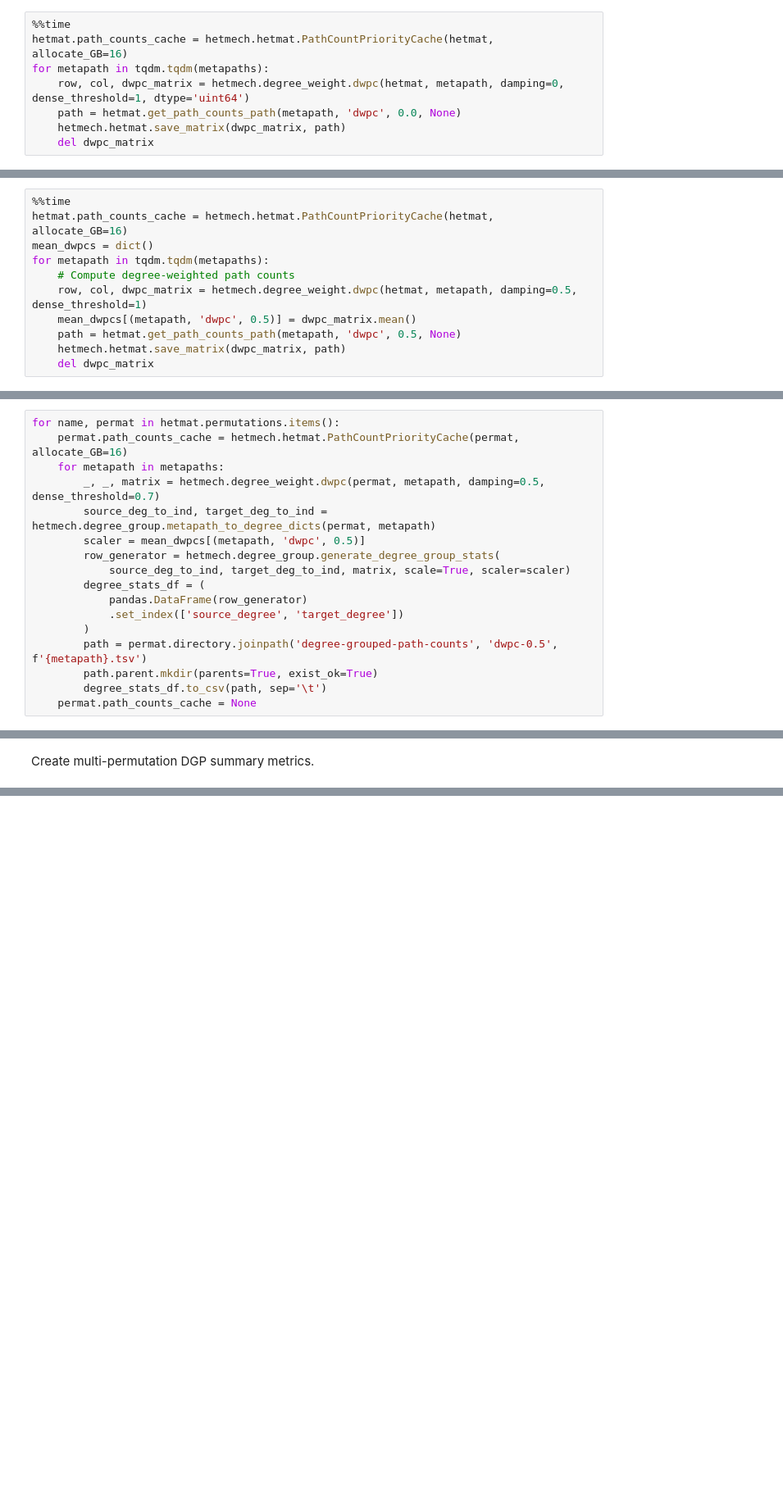
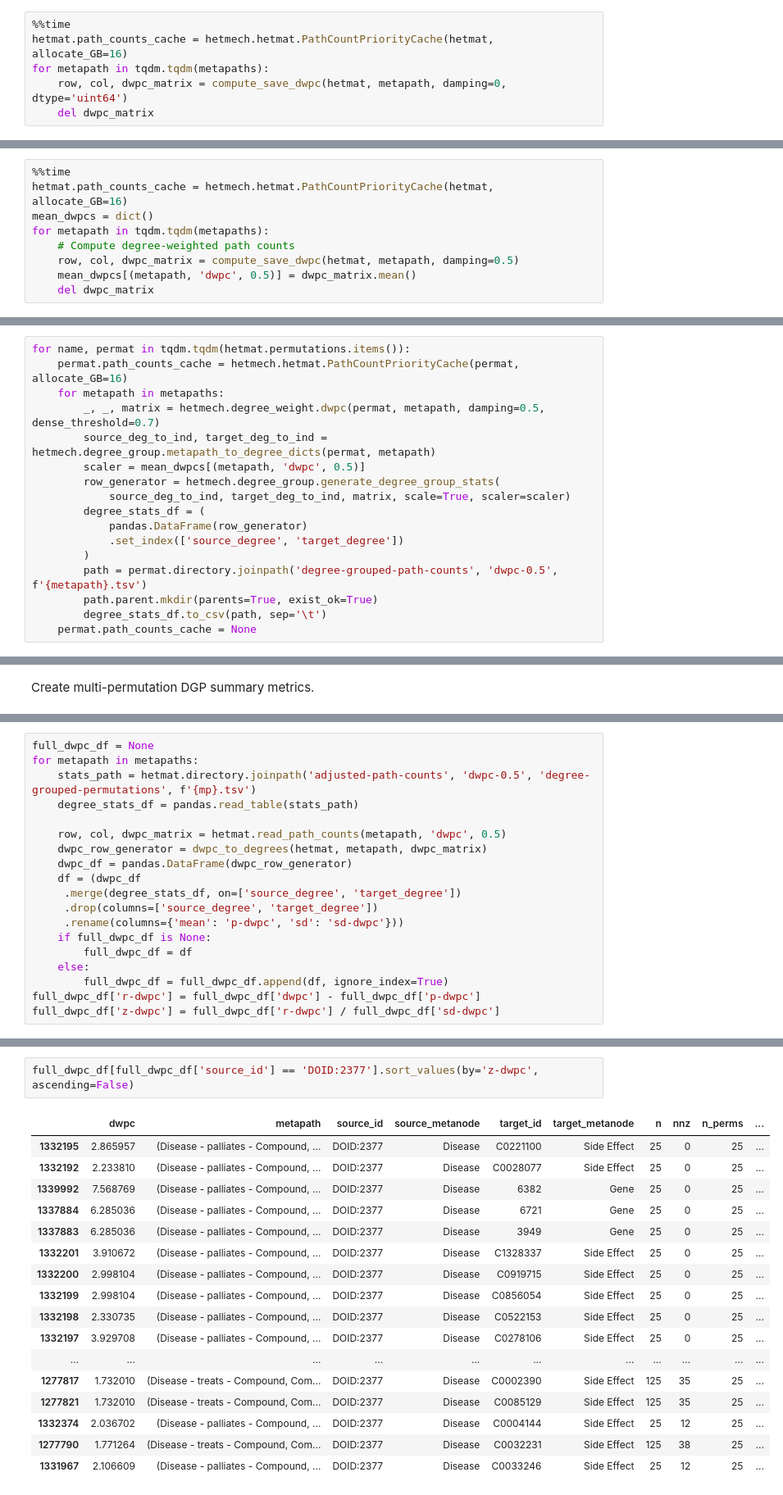
Before and after one commit to greenelab/connectivity-search-analyses, a Jupyter notebook: explore/bulk.ipynb, the cells around one changed output, grey strips where cells are left out. Shown at 82% size. Saved outputs shown, nothing was run; the diff lists cells and outputs as text; blank space fills up the shorter version.

```diff
--- a/explore/bulk.ipynb
+++ b/explore/bulk.ipynb
@@ -26,8 +51,6 @@ len(metapaths)
 %%time
 hetmat.path_counts_cache = hetmech.hetmat.PathCountPriorityCache(hetmat, allocate_GB=16)
 for metapath in tqdm.tqdm(metapaths):
-    row, col, dwpc_matrix = hetmech.degree_weight.dwpc(hetmat, metapath, damping=0, dense_threshold=1, dtype='uint64')
-    path = hetmat.get_path_counts_path(metapath, 'dwpc', 0.0, None)
-    hetmech.hetmat.save_matrix(dwpc_matrix, path)
+    row, col, dwpc_matrix = compute_save_dwpc(hetmat, metapath, damping=0, dtype='uint64')
     del dwpc_matrix
 # %% [output]
@@ -40,9 +64,7 @@ hetmat.path_counts_cache = hetmech.hetmat.PathCountPriorityCache(hetmat, allocat
 mean_dwpcs = dict()
 for metapath in tqdm.tqdm(metapaths):
     # Compute degree-weighted path counts
-    row, col, dwpc_matrix = hetmech.degree_weight.dwpc(hetmat, metapath, damping=0.5, dense_threshold=1)
+    row, col, dwpc_matrix = compute_save_dwpc(hetmat, metapath, damping=0.5)
     mean_dwpcs[(metapath, 'dwpc', 0.5)] = dwpc_matrix.mean()
-    path = hetmat.get_path_counts_path(metapath, 'dwpc', 0.5, None)
-    hetmech.hetmat.save_matrix(dwpc_matrix, path)
     del dwpc_matrix
 # %% [output]
@@ -52,7 +75,7 @@ hetmat.path_counts_cache = None
 # %% [markdown]
 Read in matrices to get scaling factor (mean). Then compute all DGP for all permutations.
 # %%
-for name, permat in hetmat.permutations.items():
+for name, permat in tqdm.tqdm(hetmat.permutations.items()):
     permat.path_counts_cache = hetmech.hetmat.PathCountPriorityCache(permat, allocate_GB=16)
     for metapath in metapaths:
         _, _, matrix = hetmech.degree_weight.dwpc(permat, metapath, damping=0.5, dense_threshold=0.7)
@@ -93,0 +148,19 @@ for metapath in metapaths:
+# %%
+full_dwpc_df = None
+for metapath in metapaths:
+    stats_path = hetmat.directory.joinpath('adjusted-path-counts', 'dwpc-0.5', 'degree-grouped-permutations', f'{mp}.tsv')
+    degree_stats_df = pandas.read_table(stats_path)
+
+    row, col, dwpc_matrix = hetmat.read_path_counts(metapath, 'dwpc', 0.5)
+    dwpc_row_generator = dwpc_to_degrees(hetmat, metapath, dwpc_matrix)
+    dwpc_df = pandas.DataFrame(dwpc_row_generator)
+    df = (dwpc_df
+     .merge(degree_stats_df, on=['source_degree', 'target_degree'])
+     .drop(columns=['source_degree', 'target_degree'])
+     .rename(columns={'mean': 'p-dwpc', 'sd': 'sd-dwpc'}))
+    if full_dwpc_df is None:
+        full_dwpc_df = df
+    else:
+        full_dwpc_df = full_dwpc_df.append(df, ignore_index=True)
+full_dwpc_df['r-dwpc'] = full_dwpc_df['dwpc'] - full_dwpc_df['p-dwpc']
+full_dwpc_df['z-dwpc'] = full_dwpc_df['r-dwpc'] / full_dwpc_df['sd-dwpc']
@@ -93,0 +173,20 @@ for metapath in metapaths:
+# %%
+full_dwpc_df[full_dwpc_df['source_id'] == 'DOID:2377'].sort_values(by='z-dwpc', ascending=False)
+# %% [output]
+|  | dwpc | metapath | source_id | source_metanode | target_id | target_metanode | n | nnz | n_perms | ... |
+| 1332195 | 2.865957 | (Disease - palliates - Compound, ... | DOID:2377 | Disease | C0221100 | Side Effect | 25 | 0 | 25 | ... |
+| 1332192 | 2.233810 | (Disease - palliates - Compound, ... | DOID:2377 | Disease | C0028077 | Side Effect | 25 | 0 | 25 | ... |
+| 1339992 | 7.568769 | (Disease - palliates - Compound, ... | DOID:2377 | Disease | 6382 | Gene | 25 | 0 | 25 | ... |
+| 1337884 | 6.285036 | (Disease - palliates - Compound, ... | DOID:2377 | Disease | 6721 | Gene | 25 | 0 | 25 | ... |
+| 1337883 | 6.285036 | (Disease - palliates - Compound, ... | DOID:2377 | Disease | 3949 | Gene | 25 | 0 | 25 | ... |
+| 1332201 | 3.910672 | (Disease - palliates - Compound, ... | DOID:2377 | Disease | C1328337 | Side Effect | 25 | 0 | 25 | ... |
+| 1332200 | 2.998104 | (Disease - palliates - Compound, ... | DOID:2377 | Disease | C0919715 | Side Effect | 25 | 0 | 25 | ... |
+| 1332199 | 2.998104 | (Disease - palliates - Compound, ... | DOID:2377 | Disease | C0856054 | Side Effect | 25 | 0 | 25 | ... |
+| 1332198 | 2.330735 | (Disease - palliates - Compound, ... | DOID:2377 | Disease | C0522153 | Side Effect | 25 | 0 | 25 | ... |
+| 1332197 | 3.929708 | (Disease - palliates - Compound, ... | DOID:2377 | Disease | C0278106 | Side Effect | 25 | 0 | 25 | ... |
+| ... | ... | ... | ... | ... | ... | ... | ... | ... | ... | ... |
+| 1277817 | 1.732010 | (Disease - treats - Compound, Com... | DOID:2377 | Disease | C0002390 | Side Effect | 125 | 35 | 25 | ... |
+| 1277821 | 1.732010 | (Disease - treats - Compound, Com... | DOID:2377 | Disease | C0085129 | Side Effect | 125 | 35 | 25 | ... |
+| 1332374 | 2.036702 | (Disease - palliates - Compound, ... | DOID:2377 | Disease | C0004144 | Side Effect | 25 | 12 | 25 | ... |
+| 1277790 | 1.771264 | (Disease - treats - Compound, Com... | DOID:2377 | Disease | C0032231 | Side Effect | 125 | 38 | 25 | ... |
+| 1331967 | 2.106609 | (Disease - palliates - Compound, ... | DOID:2377 | Disease | C0033246 | Side Effect | 25 | 12 | 25 | ... |
```
Also changed, not shown: parts of 10 cells of this notebook, 1 other file.
